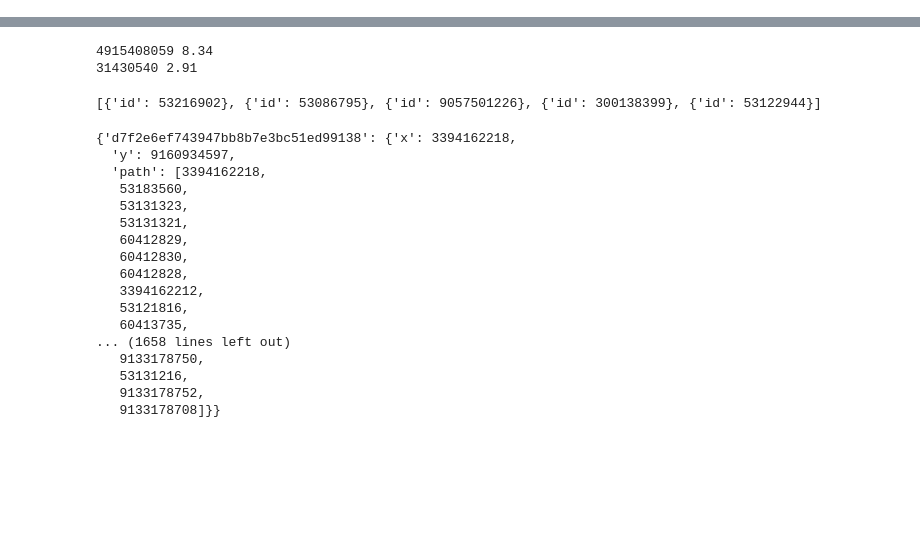
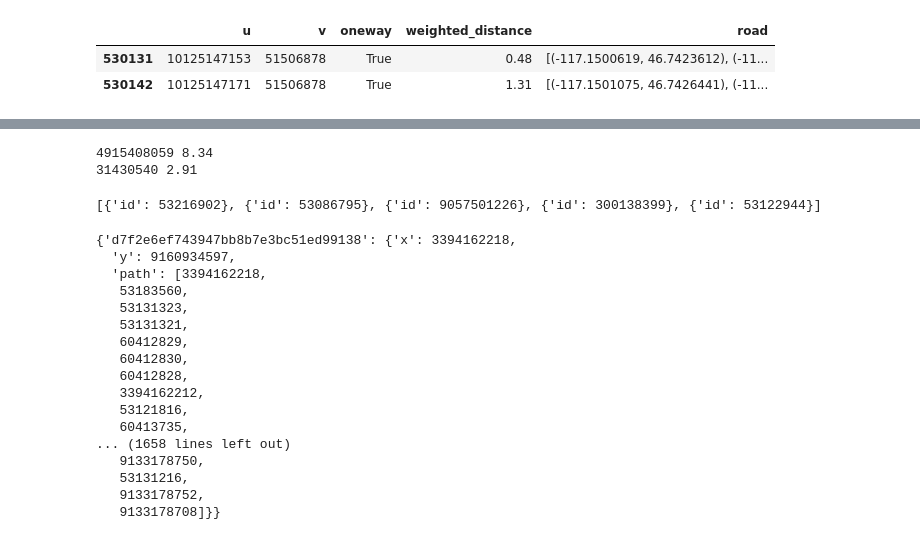
Before and after one commit to AlexHuntWSU/CPTS415, a Jupyter notebook: milestone 5/data.ipynb, the cells around one changed output, grey strips where cells are left out. Drawn from its saved outputs; the diff is of its cells as text; code cells hidden in the pictures; blank space fills up the shorter version.

```diff
--- a/milestone 5/data.ipynb
+++ b/milestone 5/data.ipynb
@@ -44,11 +48,16 @@ def highway(highway):
 edges['highway_updated'] = edges.apply(lambda row: highway(row['highway']), axis=1)
 # %%
 def max_speed(speed):
-    if type(speed) == list:
-        return int(np.mean(list(map(lambda x: int(x.split()[0]), speed))))
-    elif pd.notna(speed):
-        return speed.split()[0]
-    else:
+    try:
+        if type(speed) == list:
+            return int(np.mean(list(map(lambda x: int(x.split()[0]), speed))))
+        elif pd.notna(speed):
+            x = speed.split()[0]
+            if int(x):
+                return x
+        else:
+            return pd.NA
+    except:
         return pd.NA
 
 edges['maxspeed_updated'] = edges.apply(lambda row: max_speed(row['maxspeed']), axis=1)
@@ -83,0 +80,6 @@ df_edges
+# %%
+df_edges.loc[df_edges.v == 51506878]
+# %% [output]
+|  | u | v | oneway | weighted_distance | road |
+| 530131 | 10125147153 | 51506878 | True | 0.48 | [(-117.1500619, 46.7423612), (-11... |
+| 530142 | 10125147171 | 51506878 | True | 1.31 | [(-117.1501075, 46.7426441), (-11... |
```
Also changed, not shown: parts of 15 cells of this notebook, 3 other files.
